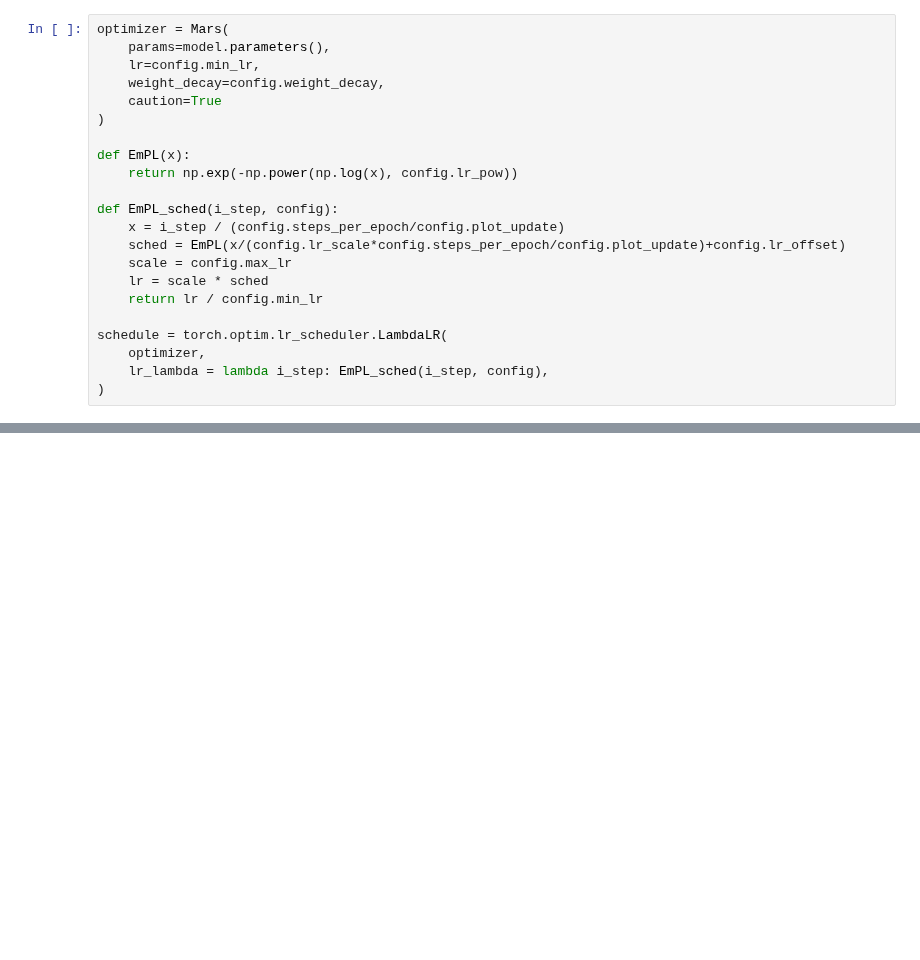
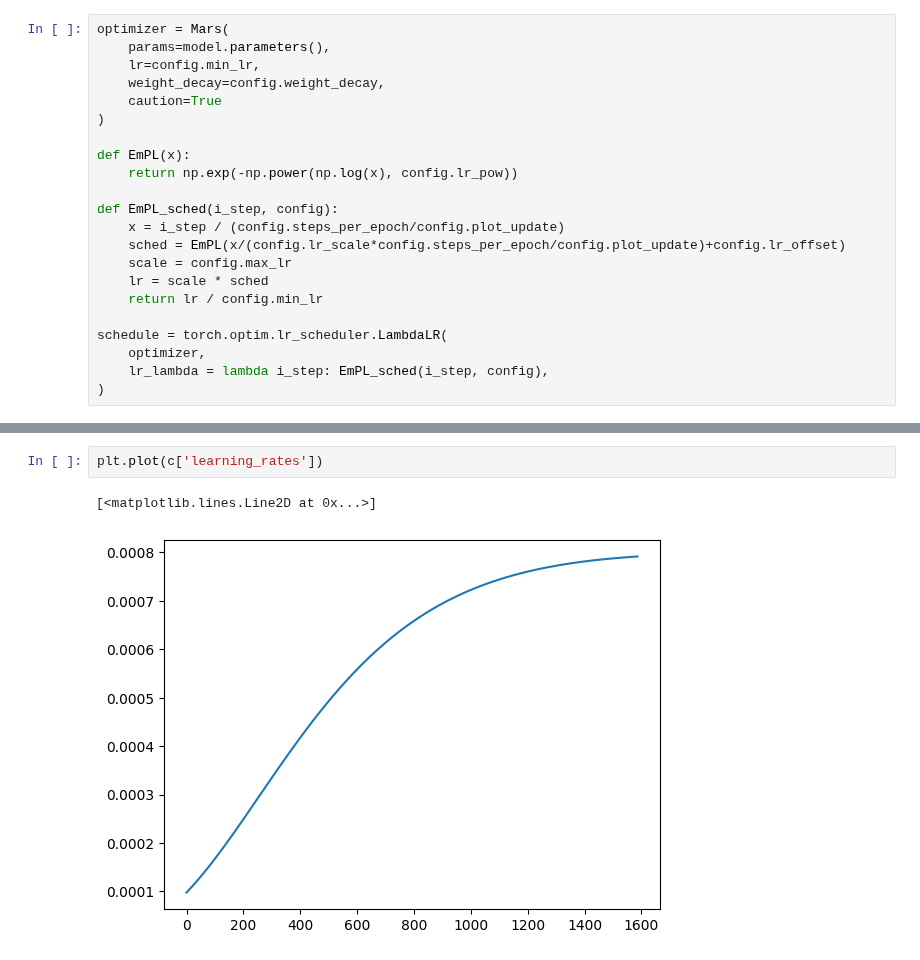
Before and after one commit to danjacobellis/tft, a Jupyter notebook: train/audioset.ipynb, the cells around one changed output, grey strips where cells are left out. Saved outputs shown, nothing was run; the diff lists cells and outputs as text; blank space fills up the shorter version.

```diff
--- a/train/audioset.ipynb
+++ b/train/audioset.ipynb
@@ -289,3 +293,8 @@ KeyboardInterrupt
+# %%
+plt.plot(c['learning_rates'])
+# %% [output]
+[<matplotlib.lines.Line2D at 0x...>]
+[figure, added]
 # %%
 from IPython.display import display, HTML
 import matplotlib.pyplot as plt
```
Also changed, not shown: parts of 11 cells of this notebook.
